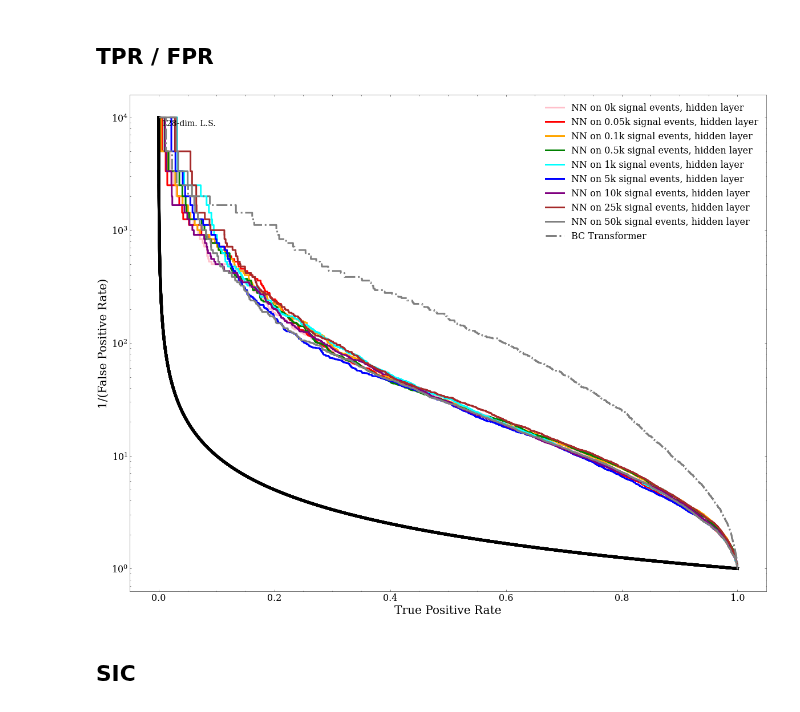
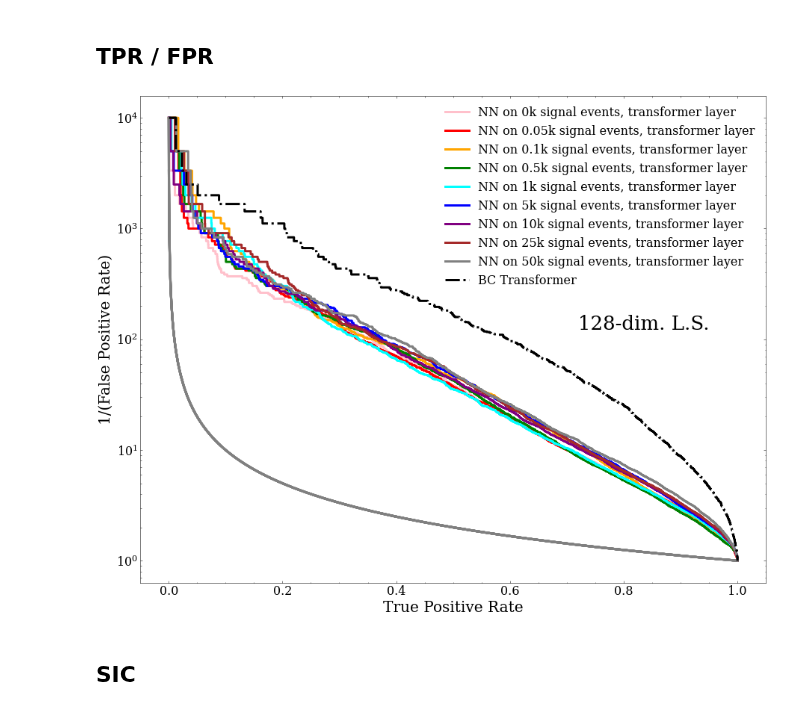
Before and after one commit to rmastand/JetCLR_AD, a Jupyter notebook: scripts/final_plots_AUC_v_SB_with_seeds.ipynb, the cells around one changed output. Drawn from its saved outputs; the diff is of its cells as text; code cells hidden in the pictures.

Commit message:
nicer plots

```diff
--- a/scripts/final_plots_AUC_v_SB_with_seeds.ipynb
+++ b/scripts/final_plots_AUC_v_SB_with_seeds.ipynb
@@ -267,7 +267,7 @@ for code in exp_id_codes:
 # %% [markdown]
 ## TPR / FPR
 # %%
-fig = plt.figure(figsize = (20,16))
+fig = plt.figure(figsize = (15,12))
 
 
 colors = ["pink", "red", "orange", "green", "cyan", "blue", "purple", "brown", "grey", "black","C11"]
@@ -275,7 +275,7 @@ colors = ["pink", "red", "orange", "green", "cyan", "blue", "purple", "brown", "
 
 l = 3
 
-layer = 1
+layer = 0
 
 layer_id_dict = {0:"transformer layer", 1:"hidden layer", 2:"output layer"}
 
@@ -286,40 +286,40 @@ for i, exp_id in enumerate(exp_id_codes):
     # ALL DIMS
     #"""
     # random
-    plt.plot(lct_tpr_dict[2][exp_id],1.0/lct_tpr_dict[2][exp_id], color = "black", linewidth = 5)
+    plt.plot(lct_tpr_dict[2][exp_id],1.0/lct_tpr_dict[2][exp_id], color = "grey", linewidth = l)
 
     #plt.plot(lct_const_rep_tpr_dict[exp_id], 1.0/lct_const_rep_fpr_dict[exp_id], label = "LCT on const. rep", color = "black", linestyle = "dotted",  linewidth = l)
     #plt.plot(nn_const_rep_tpr_dict[exp_id], 1.0/nn_const_rep_fpr_dict[exp_id], label = "NN on const. rep", color = "black", linestyle = "dashed" , linewidth = l)
     #plt.plot(lct_tpr_dict[layer][exp_id], 1.0/lct_fpr_dict[layer][exp_id], label = "LCT on "+str(dim)+"k signal events, "+str(layer_id_dict[layer]), color = colors[i], linestyle = (0,(1,10)),  linewidth = l)
     plt.plot(nn_tpr_dict[layer][exp_id], 1.0/nn_fpr_dict[layer][exp_id], label = "NN on "+exp_id_dict[exp_id]+"k signal events, "+str(layer_id_dict[layer]), color = colors[i], linestyle = "solid",  linewidth = l)
     #"""
 
     # ONE DIM
     """
     plt.plot(lct_const_rep_tpr_dict[exp_id], 1.0/lct_const_rep_fpr_dict[exp_id], label = "LCT Const. rep "+exp_id, color = colors[0], linestyle = "dotted",  linewidth = l)
     plt.plot(nn_const_rep_tpr_dict[exp_id], 1.0/nn_const_rep_fpr_dict[exp_id], label = "NN Const. rep "+exp_id, color = colors[1], linestyle = "dashed" , linewidth = l)
     plt.plot(lct_tpr_dict[2][exp_id], 1.0/lct_fpr_dict[2][exp_id], label = "LCT Trans final "+exp_id, color = colors[2], linestyle = "solid",  linewidth = l)
     plt.plot(nn_tpr_dict[2][exp_id], 1.0/nn_fpr_dict[2][exp_id], label = "NN Trans final "+exp_id, color = colors[3], linestyle = (0,(8,10)),  linewidth = l)
     plt.plot(trans_BC_tpr_dict[exp_id], 1.0/trans_BC_fpr_dict[exp_id], label = "Trans BC "+exp_id, color = colors[4], linestyle = "dashdot",  linewidth = l)
     """
-plt.plot(trans_BC_tpr_dict[dim], 1.0/trans_BC_fpr_dict[dim], label = "BC Transformer", color = colors[i], linestyle = "dashdot",  linewidth = l)
+plt.plot(trans_BC_tpr_dict[dim], 1.0/trans_BC_fpr_dict[dim], label = "BC Transformer", color = "k", linestyle = "dashdot",  linewidth = l)
 ax = plt.gca()
-plt.text(0.05, 0.95, str(dim)+"-dim. L.S.", transform=ax.transAxes, fontsize=14,
+plt.text(0.7, 0.55, str(dim)+"-dim. L.S.", transform=ax.transAxes, fontsize=26,
         verticalalignment="top")
 
 plt.yscale("log")
 plt.xlabel("True Positive Rate")
 plt.ylabel("1/(False Positive Rate)")
 plt.legend()
 plt.show()
 
 
 #img_name = "fpr.pdf"
 #pp = PdfPages(img_name)
 ##pp.savefig(fig)
 #pp.close()
 # %% [output]
-[figure, old version]
+[figure, new version]
 # %% [markdown]
 ## SIC
 # %%
```
